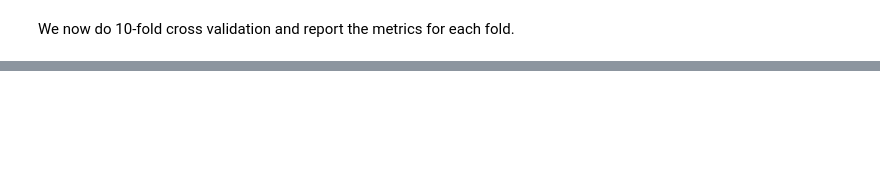
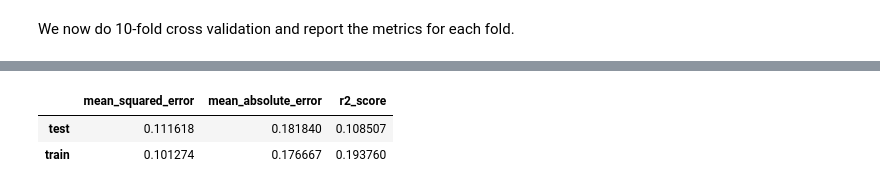
Before and after one commit to doanhandonly/RAD-CSE151A-Project, a Jupyter notebook: model/model.ipynb, the cells around one changed output, grey strips where cells are left out. Saved outputs shown, nothing was run; the diff lists cells and outputs as text; code cells hidden in the pictures; blank space fills up the shorter version.

```diff
--- a/model/model.ipynb
+++ b/model/model.ipynb
@@ -1440,0 +1414,7 @@ new_scores_df
+# %%
+average_df = scores2_df.groupby(level=1).mean()
+average_df
+# %% [output]
+|  | mean_squared_error | mean_absolute_error | r2_score |
+| test | 0.111618 | 0.181840 | 0.108507 |
+| train | 0.101274 | 0.176667 | 0.193760 |
```
Also changed, not shown: parts of 52 cells of this notebook.
